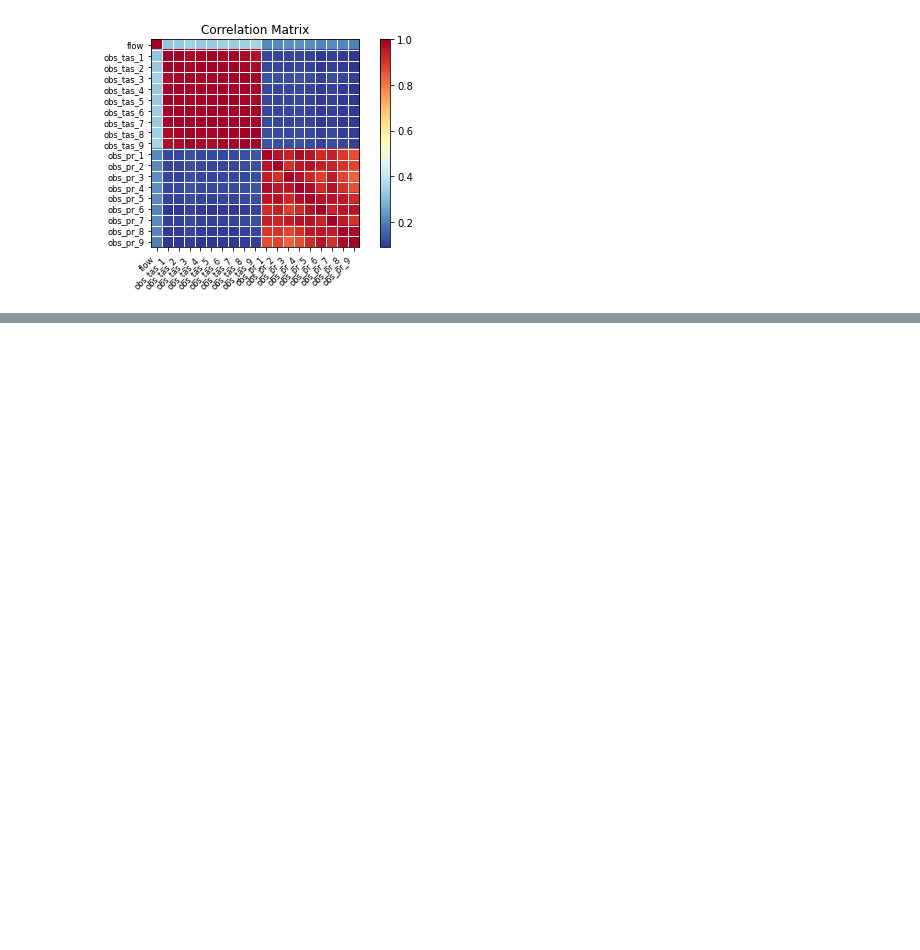
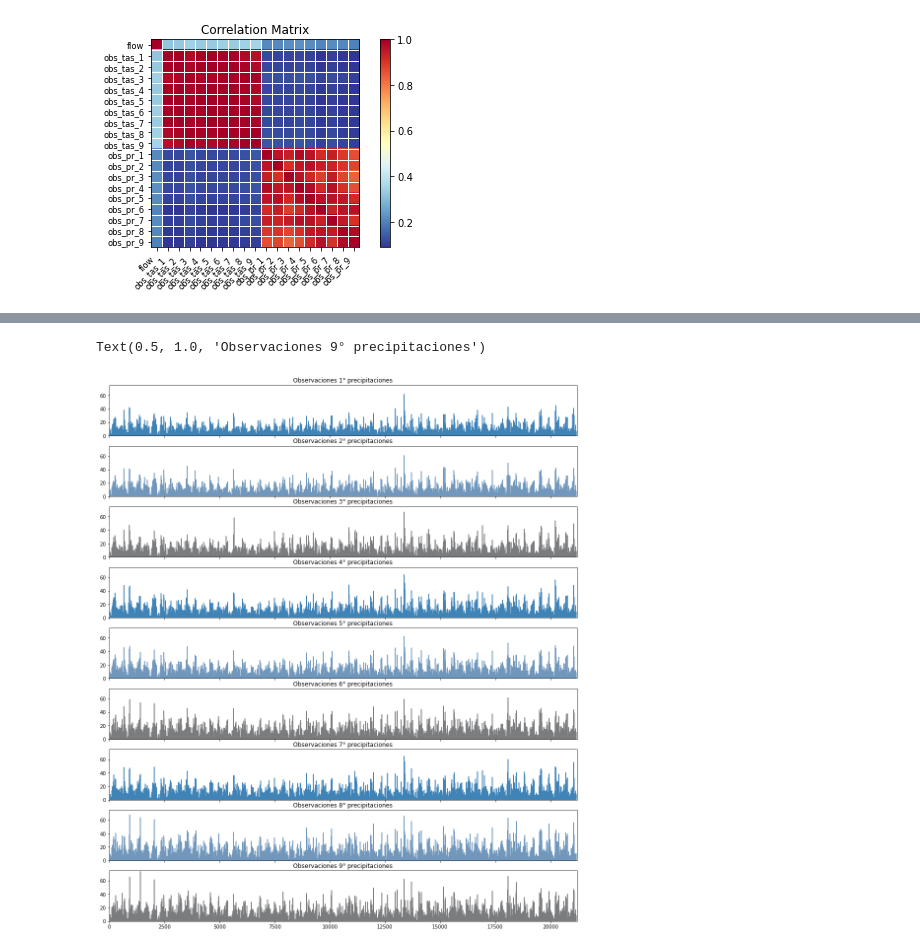
Before and after one commit to Jairo22EnriqueTec/CienciaDatosTopologia, a Jupyter notebook: Analisis.ipynb, the cells around one changed output, grey strips where cells are left out. Cells and saved outputs as stored; diff of their text form; code cells hidden in the pictures; blank space fills up the shorter version.

```diff
--- a/Analisis.ipynb
+++ b/Analisis.ipynb
@@ -329,0 +384,36 @@ plt.show()
+# %%
+plt.close('all')
+f, (ax1, ax2, ax3, ax4, ax5, ax6, ax7, ax8, ax9) = plt.subplots(9,1,sharex=True, sharey=True)
+f.set_size_inches(17,20)
+
+ax1.plot(full_data['obs_pr_1'], color='#3F83B7')
+ax1.set_ylim(0,75)
+ax1.set_xlim(0,21200)
+ax1.set_title('Observaciones 1° precipitaciones')
+
+ax2.plot(full_data['obs_pr_2'], color='#7198BC')
+ax2.set_title('Observaciones 2° precipitaciones')
+
+ax3.plot(full_data['obs_pr_3'], color='#7B7C7E')
+ax3.set_title('Observaciones 3° precipitaciones')
+
+ax4.plot(full_data['obs_pr_4'], color='#3F83B7')
+ax4.set_title('Observaciones 4° precipitaciones')
+
+ax5.plot(full_data['obs_pr_5'], color='#7198BC')
+ax5.set_title('Observaciones 5° precipitaciones')
+
+ax6.plot(full_data['obs_pr_6'], color='#7B7C7E')
+ax6.set_title('Observaciones 6° precipitaciones')
+
+ax7.plot(full_data['obs_pr_7'], color='#3F83B7')
+ax7.set_title('Observaciones 7° precipitaciones')
+
+ax8.plot(full_data['obs_pr_8'], color='#7198BC')
+ax8.set_title('Observaciones 8° precipitaciones')
+
+ax9.plot(full_data['obs_pr_9'], color='#7B7C7E')
+ax9.set_title('Observaciones 9° precipitaciones')
+# %% [output]
+Text(0.5, 1.0, 'Observaciones 9° precipitaciones')
+[figure, added]
```
Also changed, not shown: parts of 4 cells of this notebook.
